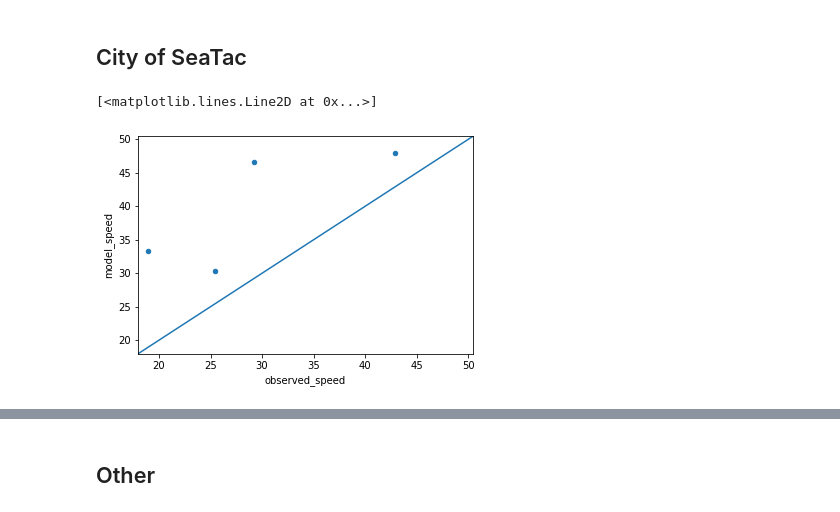
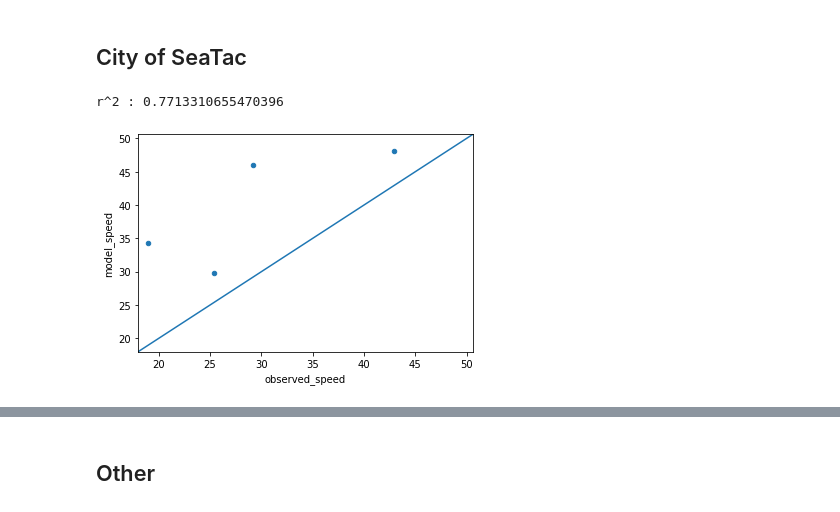
Before and after one commit to RSGInc/SeaCast, a Jupyter notebook: scripts/summarize/notebooks/validation/validation.ipynb, the cells around one changed output, grey strips where cells are left out. Cells and saved outputs as stored; diff of their text form; code cells hidden in the pictures.

```diff
--- a/scripts/summarize/notebooks/validation/validation.ipynb
+++ b/scripts/summarize/notebooks/validation/validation.ipynb
@@ -964,16 +1051,18 @@ df[df['tod'] == '16to17'].assign(diff=lambda _df: np.abs(_df.model_speed-_df.obs
 # %%
 df = pd.read_csv(os.path.join(relative_path,'validation/') + 'corridor_speeds.csv')
 df = df.loc[df.subarea_flag==1]
 ax = df[df['tod'] == '16to17'].plot(kind='scatter', x='observed_speed', y='model_speed')
 maxlim = df[df['tod'] == '16to17'][['observed_speed','model_speed']].max().max()*1.05
 minlim = df[df['tod'] == '16to17'][['observed_speed','model_speed']].min().min()*0.95
 ax.set_ylim(minlim,maxlim)
 ax.set_xlim(minlim,maxlim)
 x = np.linspace(*ax.get_xlim())
 ax.plot(x, x)
+slope, intercept, r_value, p_value, std_err = stats.linregress(df[df['tod'] == '16to17']['observed_speed'],df[df['tod'] == '16to17']['model_speed'])
+print('r^2 ' + str('') + ': ' + str(r_value))
 # %% [output]
-[<matplotlib.lines.Line2D at 0x...>]
+r^2 : 0.7713310655470396
-[figure, old version]
+[figure, new version]
 # %%
 # Show daily AM and PM peaks by corridor
 df[df['tod'] == '16to17'].assign(diff=lambda _df: np.abs(_df.model_speed-_df.observed_speed)).sort_values('diff', ascending=False)[['Corridor_Description','model_speed','observed_speed']].head(20)
```
Also changed, not shown: parts of 61 cells of this notebook, 1 other file.
